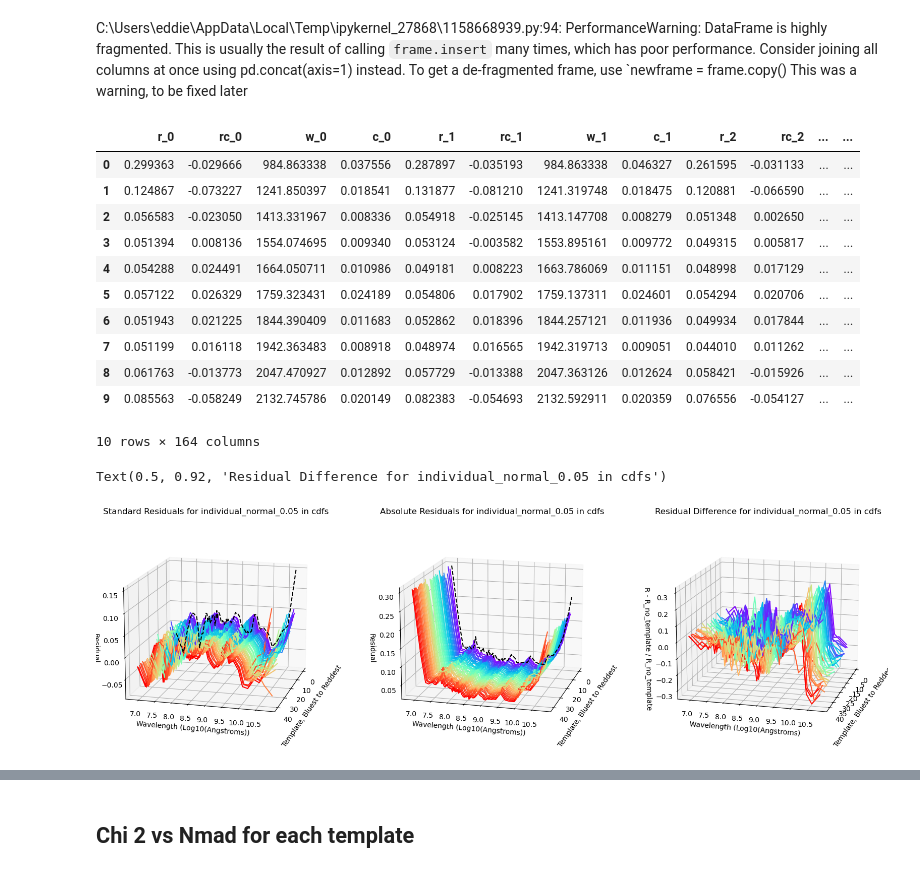
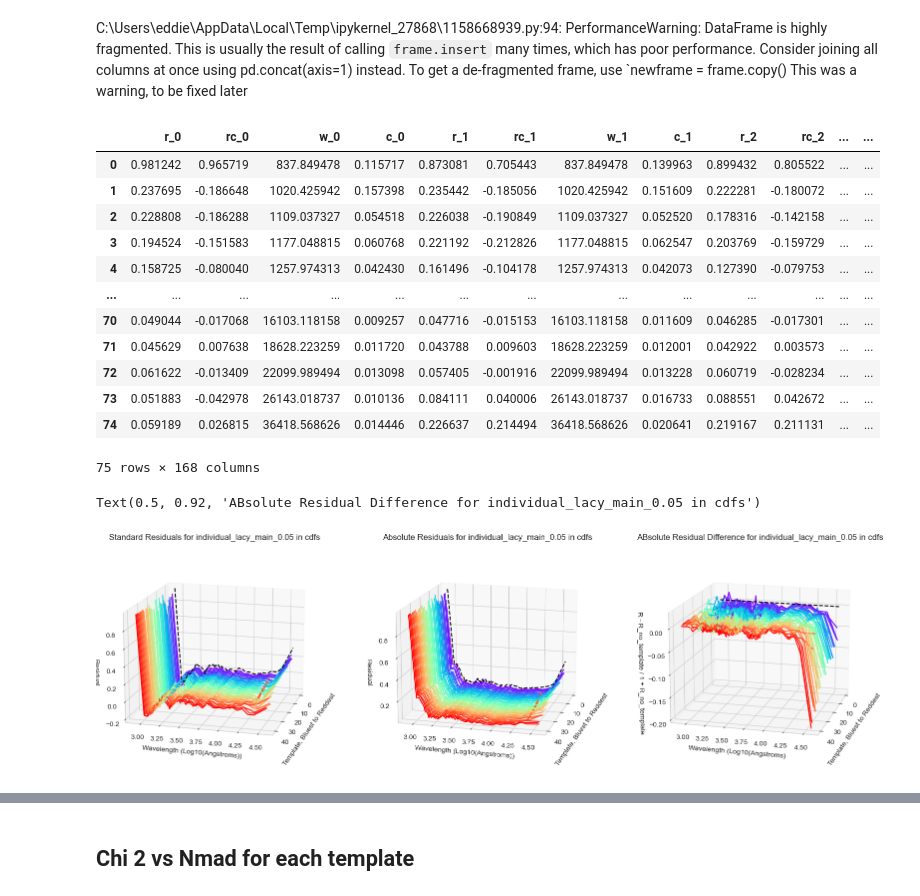
Before and after one commit to eddie-cunning/AGN_Template, a Jupyter notebook: graphing.ipynb, the cells around one changed output, grey strips where cells are left out. Saved outputs shown, nothing was run; the diff lists cells and outputs as text; code cells hidden in the pictures.

```diff
--- a/graphing.ipynb
+++ b/graphing.ipynb
@@ -174,9 +212,9 @@ Text(37.597222222222214, 0.5, 'NMAD - NMAD without templates')
 # %%
 # Setup the Same as Template Auto reload
 os.getcwd()
-test_title = 'individual_normal_0.05' # title of the test, eg. 1,2, A, B, Initial.
+test_title = 'individual_lacy_main_0.05' # title of the test, eg. 1,2, A, B, Initial.
 field = 'cdfs'
-id_key = 'normal' # normal, high or low
+id_key = 'lacy' # normal, high or low
 use_galaxy_templates = True
 params = {}
 params["Z_STEP"] = 0.05
@@ -200,11 +238,11 @@ id_key_dict = {
 }
 
 main_cat = pd.read_csv(id_key_dict[id_key]) # get the catalogue for the id_key
-main_cat.to_csv('inputs/eazy_test.cat', index=False) # create a new catalogue, allows for change to be made in this cell
+main_cat.to_csv('inputs/eazy_graph.cat', index=False) # create a new catalogue, allows for change to be made in this cell
 
 #Setting up the main catalogue
-main = pd.read_csv('inputs/eazy_test.cat', sep=" ", comment="#", header=None, skipinitialspace=True) # opening cut cat, and adjusting it
-headers = pd.read_csv('inputs/eazy_test.cat', sep=" ", header=None, nrows=1).iloc[0]
+main = pd.read_csv('inputs/eazy_graph.cat', sep=" ", comment="#", header=None, skipinitialspace=True) # opening cut cat, and adjusting it
+headers = pd.read_csv('inputs/eazy_graph.cat', sep=" ", header=None, nrows=1).iloc[0]
 headers = headers[1:]
 main.columns = headers
 agn_per_dir = f'inputs/{field}_agn_frac.txt' # file with AGN fractions for each object, prepared in catalogue_prepare.ipynb
@@ -344,16 +466,19 @@ for template in range(len(agn_temp_all)):
 # %%
-residual_df.dropna(inplace=True) # sometimes there is a nan value in the residual
-residual_df.head(10)
+nan_mask = residual_df.isnull().any(axis=1)
+copy_copy = residual_df.copy()
+residual_df = residual_df[~nan_mask] # sometimes there is a nan value in the residual
+residual_df
 # %% [output]
 |  | r_0 | rc_0 | w_0 | c_0 | r_1 | rc_1 | w_1 | c_1 | r_2 | rc_2 | ... | ... |
-| 0 | 0.299363 | -0.029666 | 984.863338 | 0.037556 | 0.287897 | -0.035193 | 984.863338 | 0.046327 | 0.261595 | -0.031133 | ... | ... |
-| 1 | 0.124867 | -0.073227 | 1241.850397 | 0.018541 | 0.131877 | -0.081210 | 1241.319748 | 0.018475 | 0.120881 | -0.066590 | ... | ... |
-| 2 | 0.056583 | -0.023050 | 1413.331967 | 0.008336 | 0.054918 | -0.025145 | 1413.147708 | 0.008279 | 0.051348 | 0.002650 | ... | ... |
-| 3 | 0.051394 | 0.008136 | 1554.074695 | 0.009340 | 0.053124 | -0.003582 | 1553.895161 | 0.009772 | 0.049315 | 0.005817 | ... | ... |
-| 4 | 0.054288 | 0.024491 | 1664.050711 | 0.010986 | 0.049181 | 0.008223 | 1663.786069 | 0.011151 | 0.048998 | 0.017129 | ... | ... |
-| 5 | 0.057122 | 0.026329 | 1759.323431 | 0.024189 | 0.054806 | 0.017902 | 1759.137311 | 0.024601 | 0.054294 | 0.020706 | ... | ... |
-| 6 | 0.051943 | 0.021225 | 1844.390409 | 0.011683 | 0.052862 | 0.018396 | 1844.257121 | 0.011936 | 0.049934 | 0.017844 | ... | ... |
-| 7 | 0.051199 | 0.016118 | 1942.363483 | 0.008918 | 0.048974 | 0.016565 | 1942.319713 | 0.009051 | 0.044010 | 0.011262 | ... | ... |
-| 8 | 0.061763 | -0.013773 | 2047.470927 | 0.012892 | 0.057729 | -0.013388 | 2047.363126 | 0.012624 | 0.058421 | -0.015926 | ... | ... |
-| 9 | 0.085563 | -0.058249 | 2132.745786 | 0.020149 | 0.082383 | -0.054693 | 2132.592911 | 0.020359 | 0.076556 | -0.054127 | ... | ... |
+| 0 | 0.981242 | 0.965719 | 837.849478 | 0.115717 | 0.873081 | 0.705443 | 837.849478 | 0.139963 | 0.899432 | 0.805522 | ... | ... |
+| 1 | 0.237695 | -0.186648 | 1020.425942 | 0.157398 | 0.235442 | -0.185056 | 1020.425942 | 0.151609 | 0.222281 | -0.180072 | ... | ... |
+| 2 | 0.228808 | -0.186288 | 1109.037327 | 0.054518 | 0.226038 | -0.190849 | 1109.037327 | 0.052520 | 0.178316 | -0.142158 | ... | ... |
+| 3 | 0.194524 | -0.151583 | 1177.048815 | 0.060768 | 0.221192 | -0.212826 | 1177.048815 | 0.062547 | 0.203769 | -0.159729 | ... | ... |
+| 4 | 0.158725 | -0.080040 | 1257.974313 | 0.042430 | 0.161496 | -0.104178 | 1257.974313 | 0.042073 | 0.127390 | -0.079753 | ... | ... |
+| ... | ... | ... | ... | ... | ... | ... | ... | ... | ... | ... | ... | ... |
+| 70 | 0.049044 | -0.017068 | 16103.118158 | 0.009257 | 0.047716 | -0.015153 | 16103.118158 | 0.011609 | 0.046285 | -0.017301 | ... | ... |
+| 71 | 0.045629 | 0.007638 | 18628.223259 | 0.011720 | 0.043788 | 0.009603 | 18628.223259 | 0.012001 | 0.042922 | 0.003573 | ... | ... |
+| 72 | 0.061622 | -0.013409 | 22099.989494 | 0.013098 | 0.057405 | -0.001916 | 22099.989494 | 0.013228 | 0.060719 | -0.028234 | ... | ... |
+| 73 | 0.051883 | -0.042978 | 26143.018737 | 0.010136 | 0.084111 | 0.040006 | 26143.018737 | 0.016733 | 0.088551 | 0.042672 | ... | ... |
+| 74 | 0.059189 | 0.026815 | 36418.568626 | 0.014446 | 0.226637 | 0.214494 | 36418.568626 | 0.020641 | 0.219167 | 0.211131 | ... | ... |
-10 rows × 164 columns
+75 rows × 168 columns
@@ -442,10 +485,10 @@ residual_df[f'c_-1'] = res_bin['Confidence']
 # %%
 # x is template, y is wavelength, z is residual
 #x = np.linspace(0, len(agn_temp_all) - 1, len(agn_temp_all), dtype=int)
-x = [40,1,7,25,18,15,28,39,8,6,41,34,2,21,35,22,23,24,17,9,38,16,11,19,31,14,33,5,32,36,26,30,10,4,20,3,29,12,37,13,27]
+true_to_BtR = [40,1,7,25,18,15,28,39,8,6,41,34,2,21,35,22,23,24,17,9,38,16,11,19,31,14,33,5,32,36,26,30,10,4,20,3,29,12,37,13,27]
 
 def y_value(x):
-    return np.log(np.array(residual_df[f'w_{x}']))
+    return np.log10(np.array(residual_df[f'w_{x}']))
 
 def z_value(x):
     return np.array(residual_df[f'r_{x}'])
@@ -457,33 +500,34 @@ def c_value(x):
     return np.array(residual_df[f'c_{x}'])
 
 def diff_value(x):
-    return np.array(((residual_df[f'r_{x}']) - residual_df[f'r_-1']) / residual_df[f'r_-1'])
+    return np.array(((residual_df[f'r_{x}']) - residual_df[f'r_-1']) / (1 + residual_df[f'r_-1']))
 # %%
 fig, (ax1, ax2, ax3) = plt.subplots(1,3, figsize=(20, 40), subplot_kw={'projection': '3d'})
 cmap = plt.get_cmap('rainbow')
-colors = [cmap(i) for i in np.linspace(0, 1, len(x))]
-for idx, temp_number in enumerate(x):
+colors = [cmap(i) for i in np.linspace(0, 1, len(true_to_BtR))]
+for idx, temp_number in enumerate(true_to_BtR):
     # temp_number -= 1 # to get the correct template number
     ax1.plot([temp_number] * residual_df.shape[0], y_value(idx), z_value_copy(idx), label=f'{i}', color=colors[temp_number-1])
     ax2.plot([temp_number] * residual_df.shape[0], y_value(idx), z_value(idx), label=f'{i}', color=colors[temp_number-1])
     ax3.plot([temp_number] * residual_df.shape[0], y_value(idx), diff_value(idx), label=f'{i}', color=colors[temp_number-1])
 ax1.plot([-1] * residual_df.shape[0], y_value(-1), z_value_copy(-1), label=f'{-1}', c='k', ls='--')
 ax2.plot([-1] * residual_df.shape[0], y_value(-1), z_value(-1), label=f'{-1}', c='k', ls='--')
+ax3.plot([-1] * residual_df.shape[0], y_value(-1), [0] * residual_df.shape[0], label=f'{-1}', c='k', ls='--')
 ax1.set_xlabel('Template, Bluest to Reddest')
 ax2.set_xlabel('Template, Bluest to Reddest')
 ax3.set_xlabel('Template, Bluest to Reddest')
 ax1.set_ylabel('Wavelength (Log10(Angstroms))')
 ax2.set_ylabel('Wavelength (Log10(Angstroms))')
 ax3.set_ylabel('Wavelength (Log10(Angstroms)')
 ax1.set_zlabel('Residual')
 ax2.set_zlabel('Residual')
-ax3.set_zlabel('R - R_no_template / R_no_template')
+ax3.set_zlabel('R - R_no_template / 1 + R_no_template')
 ax1.view_init(elev=15., azim=15)
 ax2.view_init(elev=15., azim=15)
 ax3.view_init(elev=15., azim=15)
 ax1.set_title(f'Standard Residuals for {test_title} in {field}')
 ax2.set_title(f'Absolute Residuals for {test_title} in {field}')
-ax3.set_title(f'Residual Difference for {test_title} in {field}')
+ax3.set_title(f'ABsolute Residual Difference for {test_title} in {field}')
 # %% [output]
-Text(0.5, 0.92, 'Residual Difference for individual_normal_0.05 in cdfs')
+Text(0.5, 0.92, 'ABsolute Residual Difference for individual_lacy_main_0.05 in cdfs')
-[figure, old version]
+[figure, new version]
```
Also changed, not shown: parts of 31 cells of this notebook, 7 other files.
